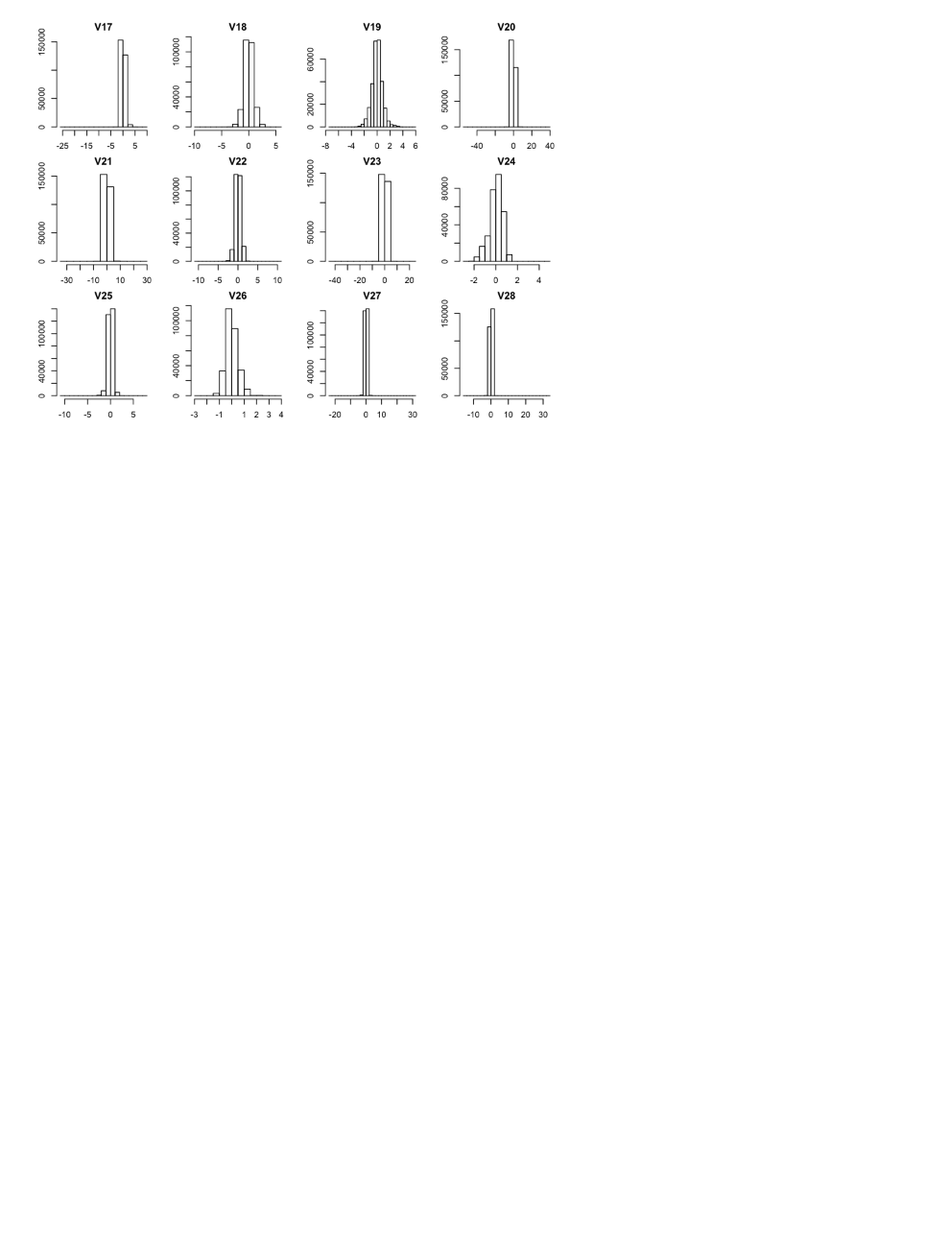
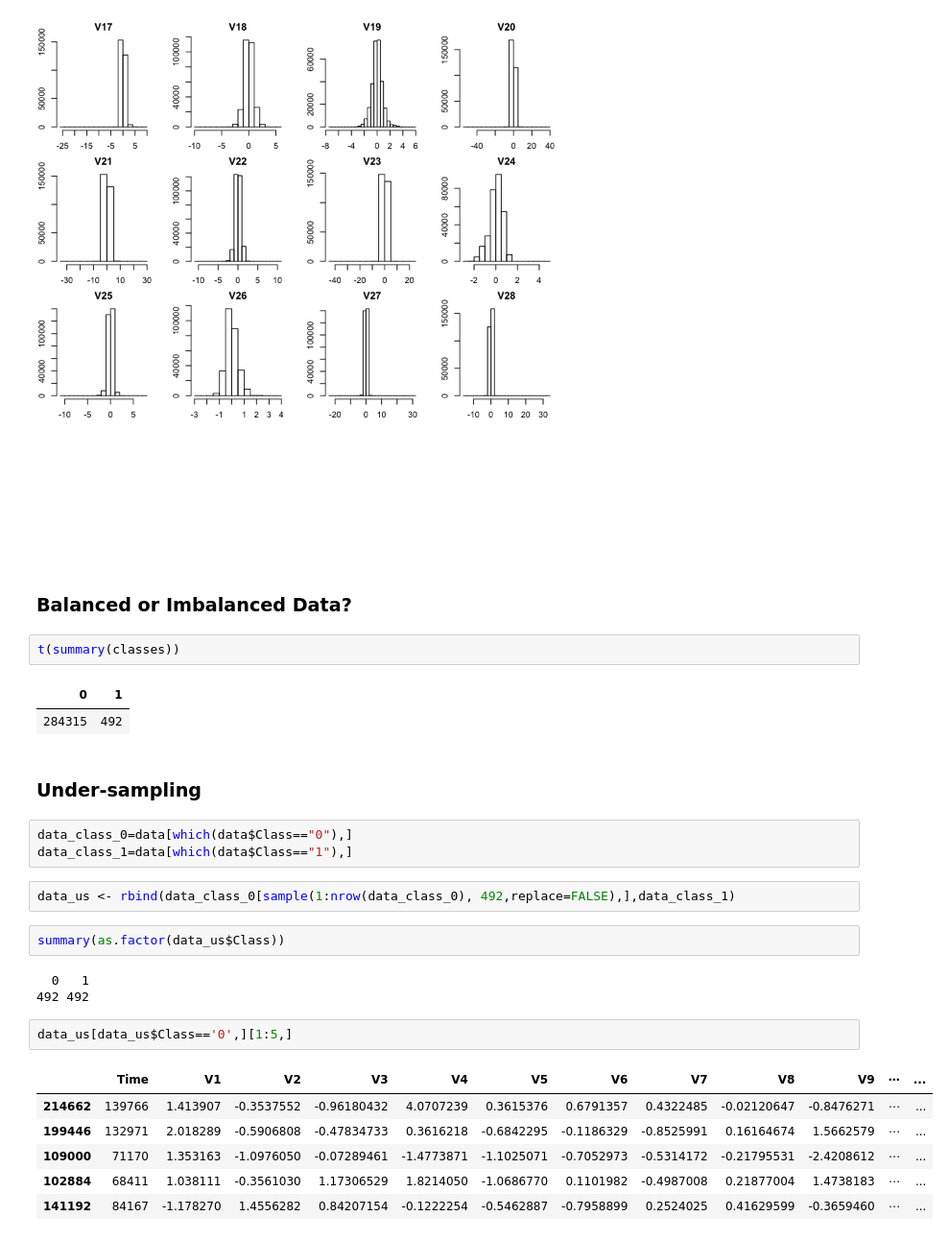
Before and after one commit to jamalarz/Projet_Supervised_Learning, a Jupyter notebook: Projet_Supervised_Learning.ipynb, the cells around one changed output. Shown at 96% size. Saved outputs shown, nothing was run; the diff lists cells and outputs as text; blank space fills up the shorter version.

```diff
--- a/Projet_Supervised_Learning.ipynb
+++ b/Projet_Supervised_Learning.ipynb
@@ -99,3 +107,31 @@ for (i in 1:length(datad)){
 # %% [output]
 [figure]
 [figure]
+# %% [markdown]
+### Balanced or Imbalanced Data?
+# %%
+t(summary(classes))
+# %% [output]
+| 0 | 1 |
+| 284315 | 492 |
+# %% [markdown]
+### Under-sampling
+# %%
+data_class_0=data[which(data$Class=="0"),]
+data_class_1=data[which(data$Class=="1"),]
+# %%
+data_us <- rbind(data_class_0[sample(1:nrow(data_class_0), 492,replace=FALSE),],data_class_1)
+# %%
+summary(as.factor(data_us$Class))
+# %% [output]
+  0   1
+492 492
+# %%
+data_us[data_us$Class=='0',][1:5,]
+# %% [output]
+|  | Time | V1 | V2 | V3 | V4 | V5 | V6 | V7 | V8 | V9 | ⋯ | ... |
+| 214662 | 139766 | 1.413907 | -0.3537552 | -0.96180432 | 4.0707239 | 0.3615376 | 0.6791357 | 0.4322485 | -0.02120647 | -0.8476271 | ⋯ | ... |
+| 199446 | 132971 | 2.018289 | -0.5906808 | -0.47834733 | 0.3616218 | -0.6842295 | -0.1186329 | -0.8525991 | 0.16164674 | 1.5662579 | ⋯ | ... |
+| 109000 | 71170 | 1.353163 | -1.0976050 | -0.07289461 | -1.4773871 | -1.1025071 | -0.7052973 | -0.5314172 | -0.21795531 | -2.4208612 | ⋯ | ... |
+| 102884 | 68411 | 1.038111 | -0.3561030 | 1.17306529 | 1.8214050 | -1.0686770 | 0.1101982 | -0.4987008 | 0.21877004 | 1.4738183 | ⋯ | ... |
+| 141192 | 84167 | -1.178270 | 1.4556282 | 0.84207154 | -0.1222254 | -0.5462887 | -0.7958899 | 0.2524025 | 0.41629599 | -0.3659460 | ⋯ | ... |
```
Also changed, not shown: parts of 7 cells of this notebook.
